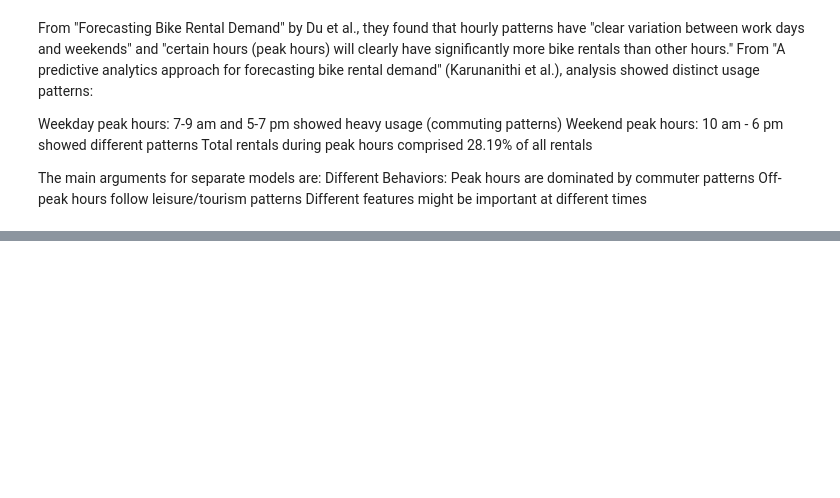
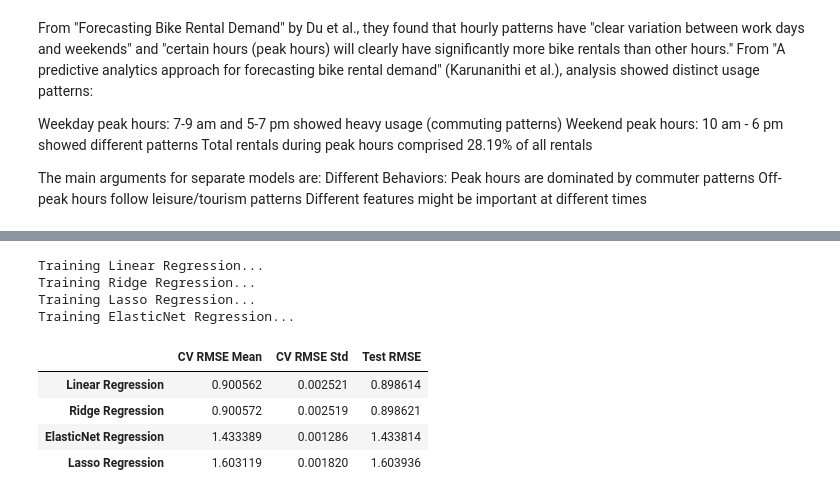
Before and after one commit to alexandreblivet/bike_counters_ac_team, a Jupyter notebook: methodology_notebook.ipynb, the cells around one changed output, grey strips where cells are left out. Cells and saved outputs as stored; diff of their text form; code cells hidden in the pictures; blank space fills up the shorter version.

```diff
--- a/methodology_notebook.ipynb
+++ b/methodology_notebook.ipynb
@@ -639,0 +763,67 @@ Different features might be important at different times
+# %%
+# Dictionary of regression models
+regressors = {
+    "Linear Regression": LinearRegression(),
+    "Ridge Regression": Ridge(),
+    "Lasso Regression": Lasso(),
+    "ElasticNet Regression": ElasticNet(),
+}
+
+# Preprocessing pipeline
+preprocessor = ColumnTransformer(
+    transformers=[
+        ('num', StandardScaler(), numeric_features),
+        ('cat', OneHotEncoder(drop='first', sparse_output=False), categorical_features)
+    ],
+    remainder='passthrough'  # Pass binary features as they are
+)
+
+# Train-test split
+X = final_df[numeric_features + binary_features + categorical_features]
+y = final_df['log_bike_count']
+X_train, X_test, y_train, y_test = train_test_split(X, y, test_size=0.2, random_state=1)
+
+# Store results
+results = {}
+
+# Iterate over models
+for name, model in regressors.items():
+    print(f"Training {name}...")
+
+    # Define pipeline for each model
+    pipeline = Pipeline(steps=[
+        ('preprocessor', preprocessor),
+        ('regressor', model)
+    ])
+
+    # Cross-validation
+    scores = cross_val_score(pipeline, X_train, y_train, scoring='neg_mean_squared_error', cv=5)
+    rmse_scores = np.sqrt(-scores)
+
+    # Fit and evaluate
+    pipeline.fit(X_train, y_train)
+    y_pred = pipeline.predict(X_test)
+    test_rmse = np.sqrt(mean_squared_error(y_test, y_pred))
+
+    # Store results
+    results[name] = {
+        'CV RMSE Mean': rmse_scores.mean(),
+        'CV RMSE Std': rmse_scores.std(),
+        'Test RMSE': test_rmse
+    }
+# %% [output]
+Training Linear Regression...
+Training Ridge Regression...
+Training Lasso Regression...
+Training ElasticNet Regression...
+# %%
+# Display results
+results_df = pd.DataFrame(results).T
+results_df.sort_values(by='Test RMSE', ascending=True, inplace=True)
+results_df.head()
+# %% [output]
+|  | CV RMSE Mean | CV RMSE Std | Test RMSE |
+| Linear Regression | 0.900562 | 0.002521 | 0.898614 |
+| Ridge Regression | 0.900572 | 0.002519 | 0.898621 |
+| ElasticNet Regression | 1.433389 | 0.001286 | 1.433814 |
+| Lasso Regression | 1.603119 | 0.001820 | 1.603936 |
```
Also changed, not shown: parts of 15 cells of this notebook, 5 other files.
